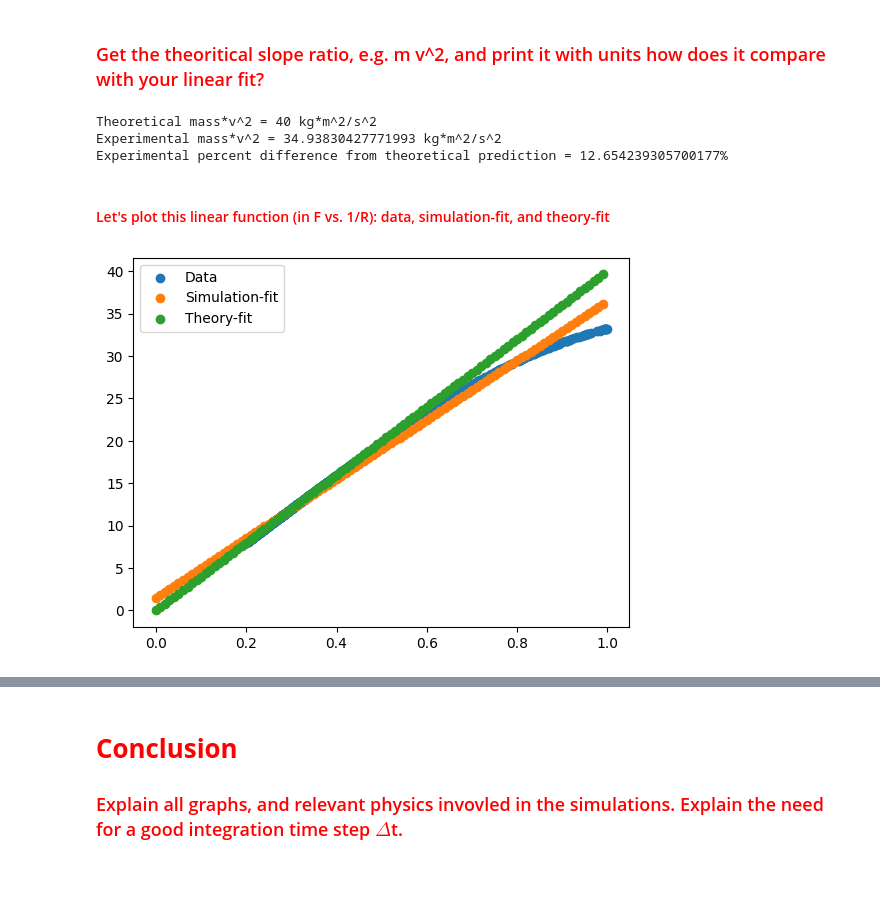
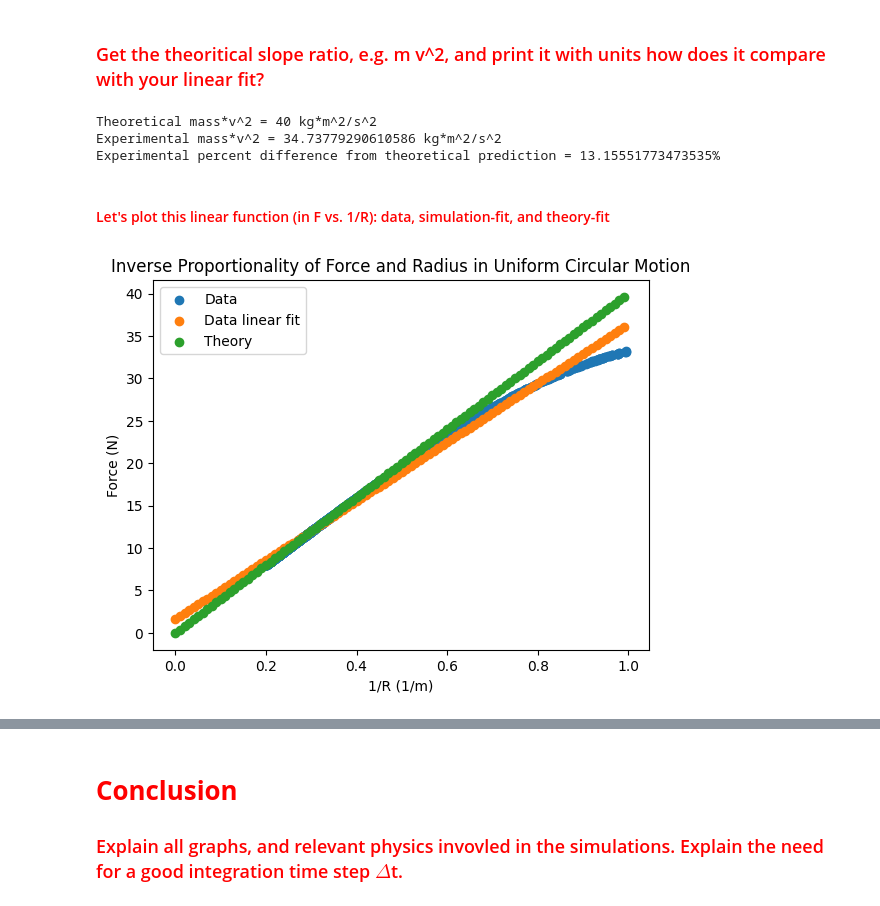
Before and after one commit to CalebAnderson22/PHY122, a Jupyter notebook: L5_Anderson.ipynb, the cells around one changed output, grey strips where cells are left out. Cells and saved outputs as stored; diff of their text form; code cells hidden in the pictures; blank space fills up the shorter version.

```diff
--- a/L5_Anderson.ipynb
+++ b/L5_Anderson.ipynb
@@ -228,9 +256,9 @@ plt.show()
 # %%
 def linearfit(x,y):
   A = np.vstack([x, np.ones(len(x))]).T
-  return np.linalg.lstsq(A, y)[0]
+  return np.linalg.lstsq(A, y, rcond=None)[0]
 
 lineararray = linearfit(speed**2, force)
 
-print("For linear fit f = m(v^2) + c, m = " + str(lineararray[0]) + " N/v^2 and c = " + str(lineararray[1]) + " N.")
+print("For linear fit f = m*(v^2) + c, m = " + str(lineararray[0]) + " N/v^2 and c = " + str(lineararray[1]) + " N.")
 # %% [output]
@@ -314,9 +346,9 @@ plt.show()
 # %%
 def linearfit(x,y):
   A = np.vstack([x, np.ones(len(x))]).T
-  return np.linalg.lstsq(A, y)[0]
+  return np.linalg.lstsq(A, y, rcond=None)[0]
 
 lineararray = linearfit(1/rad, F)
 
-print("For linear fit f = m(1/R) + c, m = " + str(lineararray[0]) + " N*m and c = " + str(lineararray[1]) + " N.")
+print("For linear fit f = M*(1/R) + c, M = " + str(lineararray[0]) + " N*m and c = " + str(lineararray[1]) + " N.")
 # %% [output]
@@ -333,16 +363,19 @@ percentdiff = sqrt(((mass*vel**2)-lineararray[0])**2)/(mass*vel**2)
 print("Experimental percent difference from theoretical prediction = " + str(percentdiff*100) + "%")
 # %% [output]
 Theoretical mass*v^2 = 40 kg*m^2/s^2
-Experimental mass*v^2 = 34.93830427771993 kg*m^2/s^2
-Experimental percent difference from theoretical prediction = 12.654239305700177%
+Experimental mass*v^2 = 34.73779290610586 kg*m^2/s^2
+Experimental percent difference from theoretical prediction = 13.15551773473535%
 # %% [markdown]
 #### <font color='Red'> Let's plot this linear function (in F vs. 1/R): data, simulation-fit, and theory-fit </font>
 # %%
 x = arange(0, 1, dt)
+plt.title("Inverse Proportionality of Force and Radius in Uniform Circular Motion")
 plt.scatter((1/rad), F, label = "Data")
-plt.scatter(x, lineararray[0]*x + lineararray[1], label = "Simulation-fit")
-plt.scatter(x, (mass*vel**2)*x, label = "Theory-fit")
+plt.scatter(x, lineararray[0]*x + lineararray[1], label = "Data linear fit")
+plt.scatter(x, (mass*vel**2)*x, label = "Theory")
+plt.xlabel("1/R (1/m)")
+plt.ylabel("Force (N)")
 plt.legend(loc="best")
 plt.show()
 # %% [output]
-[figure, old version]
+[figure, new version]
```
Also changed, not shown: parts of 19 cells of this notebook.
